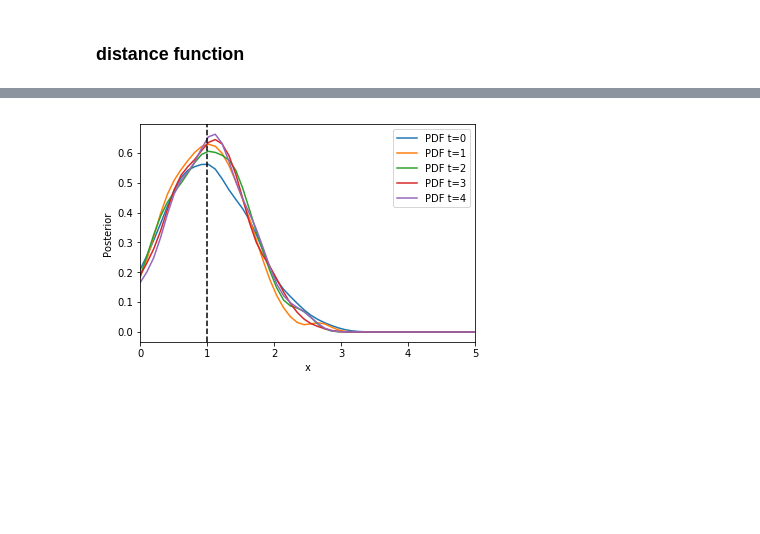
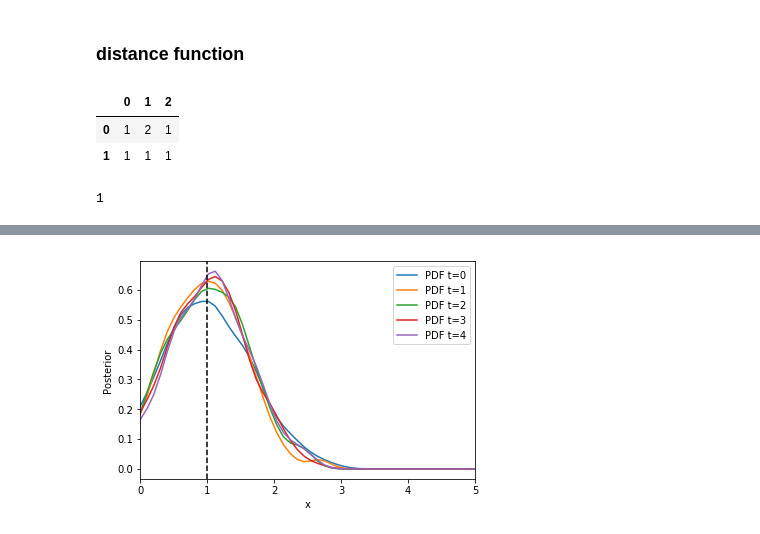
Before and after one commit to Edderic/mics-whales, a Jupyter notebook: mics-whales.ipynb, the cells around one changed output, grey strips where cells are left out. Saved outputs shown, nothing was run; the diff lists cells and outputs as text; code cells hidden in the pictures; blank space fills up the shorter version.

```diff
--- a/mics-whales.ipynb
+++ b/mics-whales.ipynb
@@ -960,6 +1121,22 @@ def distance(x,y):
     # Should we use MSE vs MAE
     # return abs(x['observed_counts'].values - y['observed_counts'].values).sum()
     return abs(x['observed_counts'].values[:1,:] - y['observed_counts'].values[:1,:]).sum()
+# %%
+pd.DataFrame(np.array([[1,2,1], [1,1,1]]))
+# %% [output]
+|  | 0 | 1 | 2 |
+| 0 | 1 | 2 | 1 |
+| 1 | 1 | 1 | 1 |
+# %%
+distance(
+    {
+        'observed_counts': pd.DataFrame(np.array([[1,2,1], [1,1,1]]))
+    }, {
+        'observed_counts': pd.DataFrame(np.array([[1,1,1], [1,1,1]]))
+    }
+)
+# %% [output]
+1
 # %%
 abc = ABCSMC(
     models,
```
Also changed, not shown: parts of 37 cells of this notebook.
